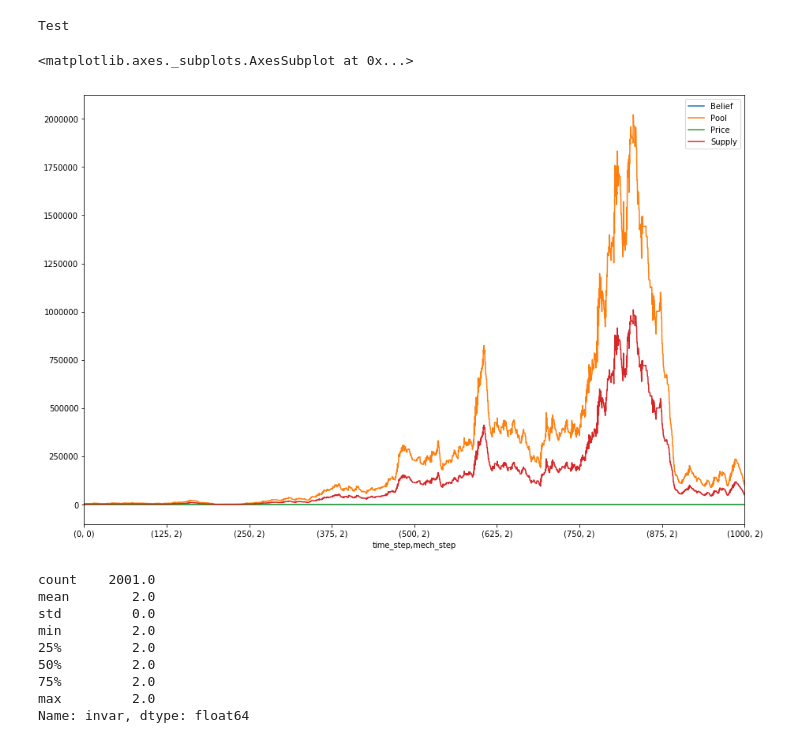
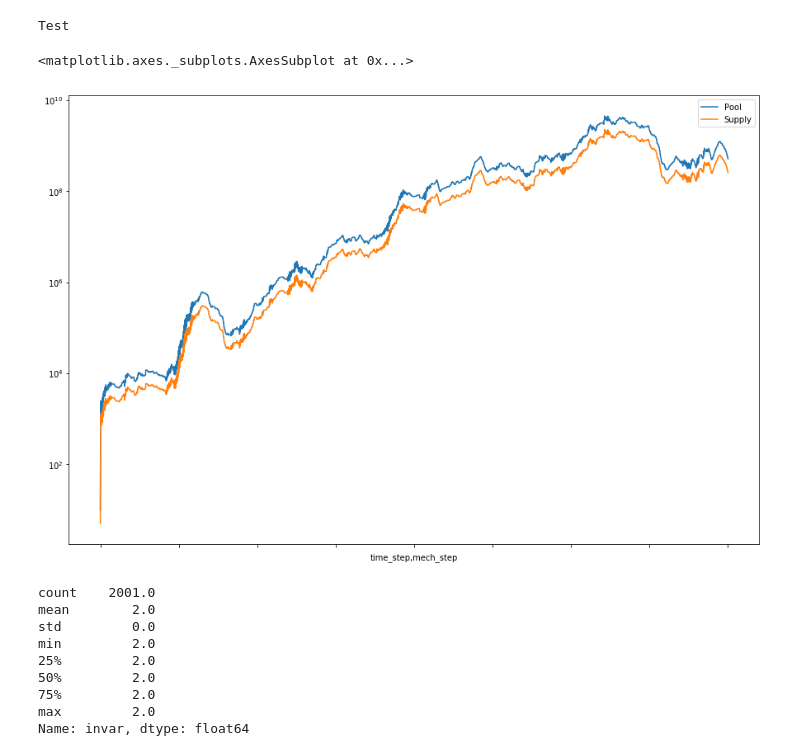
Before and after one commit to wilson3698/cadCAD, a Jupyter notebook: notebooks/testBC.ipynb, the cells around one changed output. Saved outputs shown, nothing was run; the diff lists cells and outputs as text; code cells hidden in the pictures.

```diff
--- a/notebooks/testBC.ipynb
+++ b/notebooks/testBC.ipynb
@@ -13,10 +13,10 @@ names = d.keys()[:4]
 for n in names:
     d[n]=d[n].apply(float)
 # %%
-d.plot(x=['time_step', 'mech_step'], figsize=(15,10))
+d.plot(x=['time_step', 'mech_step'], y=['Pool', 'Supply'], figsize=(15,10), logy=True)
 # %% [output]
 <matplotlib.axes._subplots.AxesSubplot at 0x...>
-[figure, old version]
+[figure, new version]
 # %%
 d["invar"]=(d.Pool/d.Supply)
 # %%
```
Also changed, not shown: parts of 4 cells of this notebook, 1 other file.
